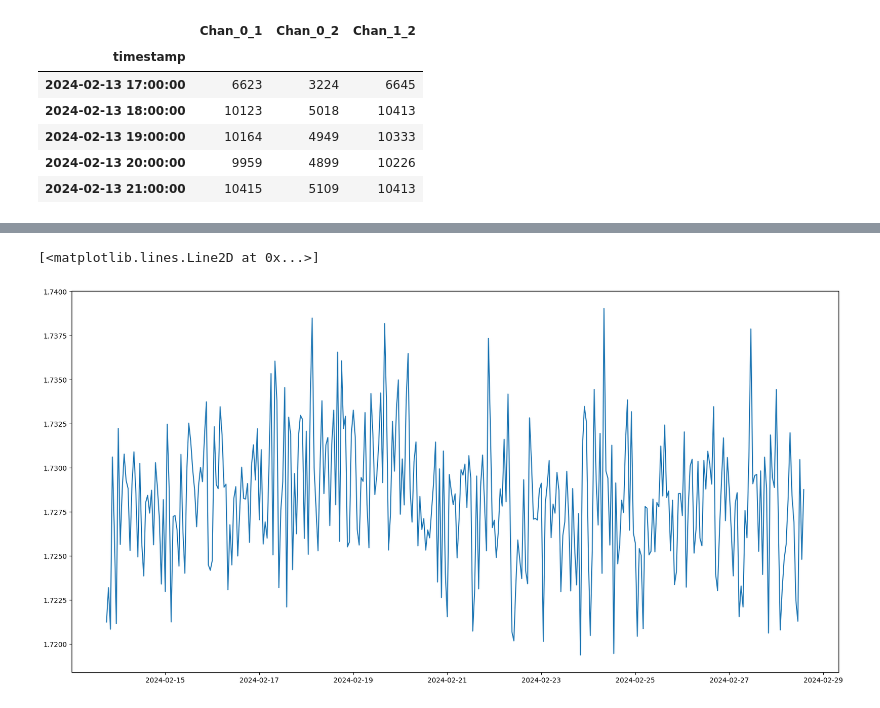
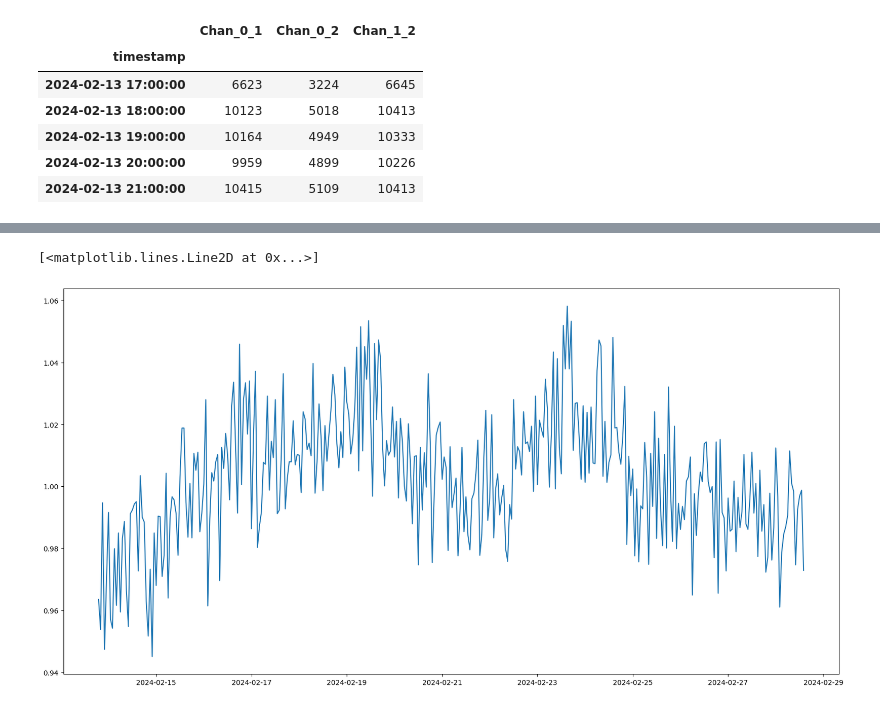
Before and after one commit to vpadgett1/cubesat_test_data, a Jupyter notebook: consistency_2024/Feb_2024_with_ground.ipynb, the cells around one changed output, grey strips where cells are left out. Cells and saved outputs as stored; diff of their text form; code cells hidden in the pictures.

```diff
--- a/consistency_2024/Feb_2024_with_ground.ipynb
+++ b/consistency_2024/Feb_2024_with_ground.ipynb
@@ -165,14 +190,36 @@ df_ground.head()
 # df_ground = df_ground.drop(columns=['Chan_1_2'])
 # df_ground.head()
 
-#ratio the channels by taking the sum of all three and then dividing each channel by the sum
-df_ground['Chan_0_1'] = df_ground['Chan_0_1'] / (df_ground['Chan_0_1'] + df_ground['Chan_0_2'] + df_ground['Chan_1_2'])
-df_ground['Chan_0_2'] = df_ground['Chan_0_2'] / (df_ground['Chan_0_1'] + df_ground['Chan_0_2'] + df_ground['Chan_1_2'])
-df_ground['Chan_1_2'] = df_ground['Chan_1_2'] / (df_ground['Chan_0_1'] + df_ground['Chan_0_2'] + df_ground['Chan_1_2'])
-#sum the channels to one value
-df_ground['Chan_0_1'] = df_ground['Chan_0_1'] + df_ground['Chan_0_2'] + df_ground['Chan_1_2']
-#drop the individual channels
-df_ground = df_ground.drop(columns=['Chan_0_2'])
-df_ground = df_ground.drop(columns=['Chan_1_2'])
+# #ratio the channels by taking the sum of all three and then dividing each channel by the sum
+# df_ground['Chan_0_1'] = df_ground['Chan_0_1'] / (df_ground['Chan_0_1'] + df_ground['Chan_0_2'] + df_ground['Chan_1_2'])
+# df_ground['Chan_0_2'] = df_ground['Chan_0_2'] / (df_ground['Chan_0_1'] + df_ground['Chan_0_2'] + df_ground['Chan_1_2'])
+# df_ground['Chan_1_2'] = df_ground['Chan_1_2'] / (df_ground['Chan_0_1'] + df_ground['Chan_0_2'] + df_ground['Chan_1_2'])
+# #sum the channels to one value
+# df_ground['Chan_0_1'] = df_ground['Chan_0_1'] + df_ground['Chan_0_2'] + df_ground['Chan_1_2']
+# #drop the individual channels
+# df_ground = df_ground.drop(columns=['Chan_0_2'])
+# df_ground = df_ground.drop(columns=['Chan_1_2'])
+# df_ground.head()
+
+# df_ground['percent_change_0_1'] = df_ground['Chan_0_1'].pct_change()
+# df_ground['percent_change_0_1'] = df_ground['percent_change_0_1'].fillna(0)
+# df_ground['percent_change_0_2'] = df_ground['Chan_0_2'].pct_change()
+# df_ground['percent_change_0_2'] = df_ground['percent_change_0_2'].fillna(0)
+# df_ground['percent_change_1_2'] = df_ground['Chan_1_2'].pct_change()
+# df_ground['percent_change_1_2'] = df_ground['percent_change_1_2'].fillna(0)
+
+# df_ground['percent_sum'] = df_ground['percent_change_0_1'] + df_ground['percent_change_0_2'] + df_ground['percent_change_1_2']
+# df_ground.head()
+
+#calculate the percent change from the hourly counts by each channel from the mean
+chan_0_1_mean = df_ground['Chan_0_1'].mean()
+chan_0_2_mean = df_ground['Chan_0_2'].mean()
+chan_1_2_mean = df_ground['Chan_1_2'].mean()
+
+df_ground['percent_change_0_1'] = (df_ground['Chan_0_1']) / chan_0_1_mean
+df_ground['percent_change_0_2'] = (df_ground['Chan_0_2']) / chan_0_2_mean
+df_ground['percent_change_1_2'] = (df_ground['Chan_1_2']) / chan_1_2_mean
+
+df_ground['percent_sum'] = df_ground['percent_change_0_1'] + df_ground['percent_change_0_2'] + df_ground['percent_change_1_2']
 df_ground.head()
 # %% [output]
@@ -187,5 +234,8 @@ df_ground.head()
 #drop the first and last hour of data from the cubesat data
 df_ground = df_ground.iloc[1:]
 df_ground = df_ground.iloc[:-1]
+#drop the second to hour
+df_ground = df_ground.iloc[1:]
+
 df_ground.head()
 # %% [output]
@@ -199,7 +249,7 @@ df_ground.head()
 # %%
 #plot Chan_0_1 on a figure of size (20,15)
 plt.figure(figsize=(20, 10))
-plt.plot(df_ground['Chan_0_1'])
+plt.plot(df_ground['percent_change_0_2'])
 # %% [output]
 [<matplotlib.lines.Line2D at 0x...>]
-[figure, old version]
+[figure, new version]
```
Also changed, not shown: parts of 14 cells of this notebook, 1 other file.
